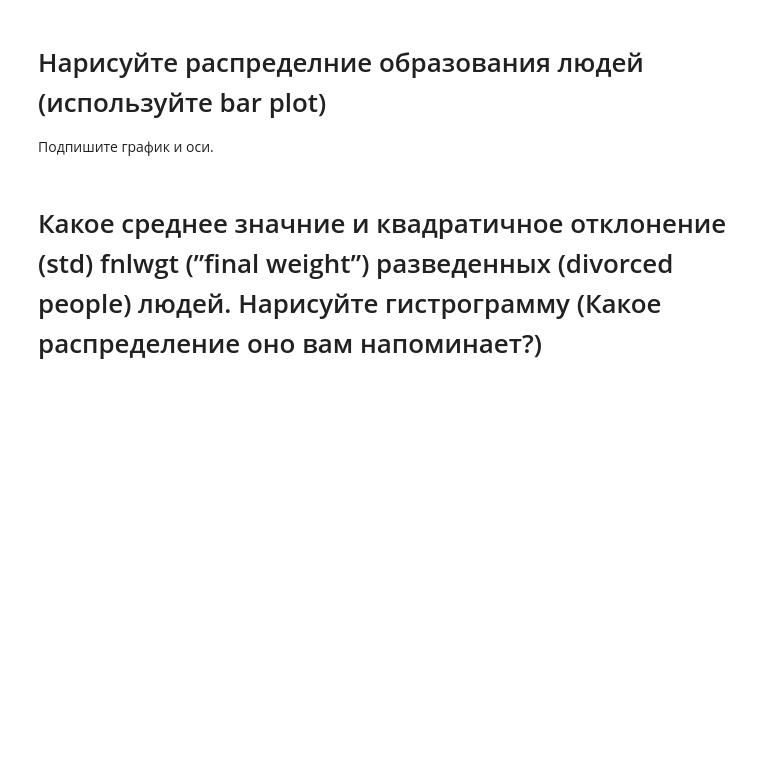
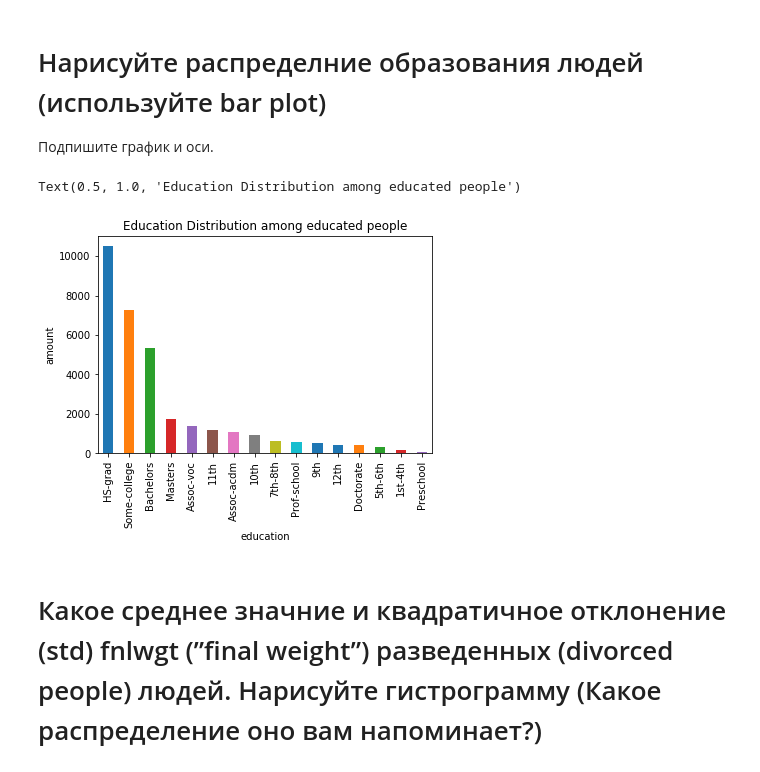
Before and after one commit to oswalth/AppliedPythonAtom, a Jupyter notebook: homeworks/homework_05_ml/2/adult_hw.ipynb, the cells around one changed output. Cells and saved outputs as stored; diff of their text form; code cells hidden in the pictures; blank space fills up the shorter version.

```diff
--- a/homeworks/homework_05_ml/2/adult_hw.ipynb
+++ b/homeworks/homework_05_ml/2/adult_hw.ipynb
@@ -49,5 +84,13 @@ NameError: name 'df' is not defined
 # Нарисуйте распределние образования людей (используйте bar plot)
 
 Подпишите график и оси.
+# %%
+education = df.groupby('education').size().sort_values(ascending=False)
+education.plot.bar()
+plt.ylabel('amount')
+plt.title('Education Distribution among educated people')
+# %% [output]
+Text(0.5, 1.0, 'Education Distribution among educated people')
+[figure, added]
 # %% [markdown]
 # Какое среднее значние и квадратичное отклонение (std) fnlwgt (”final weight”) разведенных (divorced people) людей. Нарисуйте гистрограмму (Какое распределение оно вам напоминает?)
```
Also changed, not shown: parts of 22 cells of this notebook, 2 other files.
